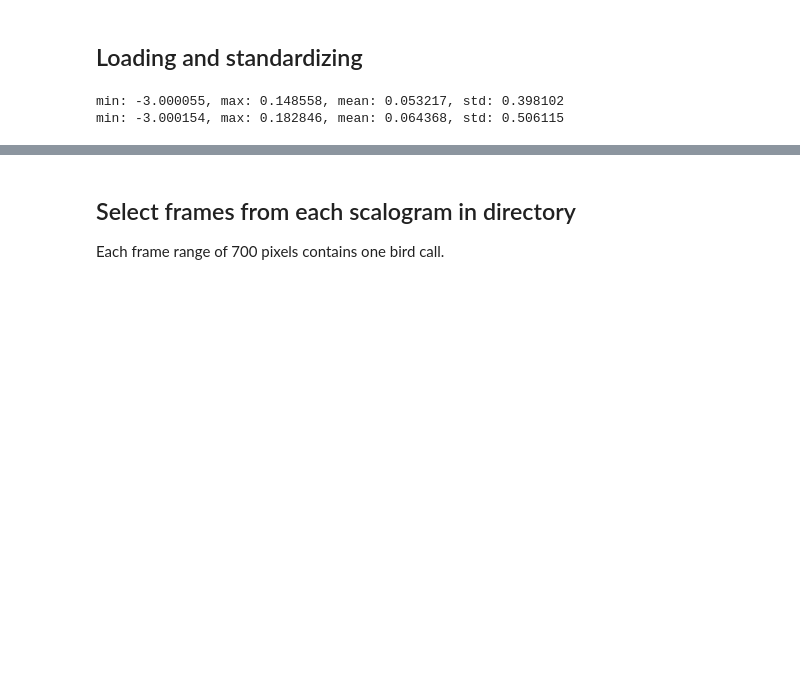
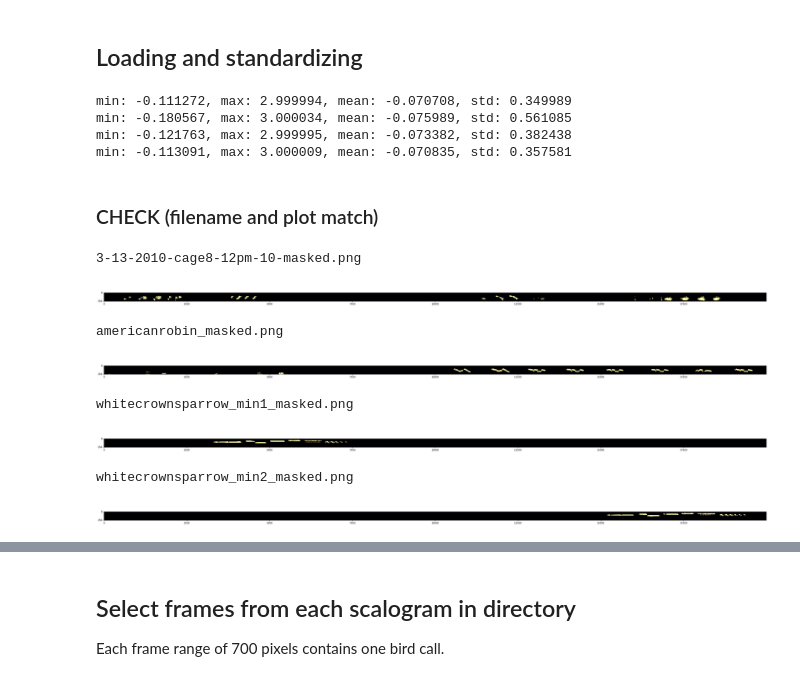
Before and after one commit to wsjung/ChirpGAN, a Jupyter notebook: birdgan.ipynb, the cells around one changed output, grey strips where cells are left out. Drawn from its saved outputs; the diff is of its cells as text; code cells hidden in the pictures; blank space fills up the shorter version.

```diff
--- a/birdgan.ipynb
+++ b/birdgan.ipynb
@@ -34,7 +36,7 @@ from hmmlearn import hmm
 # constants / config
 
 # data directory
-data_dir = os.getcwd() + '/data'
+data_dir = os.getcwd() + '/data/mask'
 
 # 1 second pixel width
 SEC = 128
@@ -45,22 +47,21 @@ SEED = 42
 # Data Pre-processing
 # %% [markdown]
 ## Loading and standardizing
-# %%
-# load scalograms from directory
-def load_scal(data_dir):
-    images = []
-    # append images to list
-    for filename in os.listdir(data_dir):
-        img = Image.open(os.path.join(data_dir, filename))
-        images.append(img)
-
-    # convert images to np array
-    scal = [np.array(img) for img in images]
-
-    return scal
-
-scalograms = load_scal(data_dir)
 # %%
+# load scalograms from directory
+def load_scal(data_dir):
+    images = []
+    # append images to list
+    for filename in sorted(os.listdir(data_dir)):
+        img = Image.open(os.path.join(data_dir, filename))
+        images.append(img)
+        print(filename)
+
+    # convert images to np array
+    scal = [np.array(img) for img in images]
+
+    return scal
+
 # type cast to float32
 # standardize to mean +- 3 std and clip
 def standardize(scalograms):
@@ -75,8 +76,3 @@ def standardize(scalograms):
 #     norm = plt.Normalize(-1,1) # normalization for pyplot
 
     return scalograms
-
-std_scalograms = standardize(scalograms)
-# %% [output]
-min: -3.000055, max: 0.148558, mean: 0.053217, std: 0.398102
-min: -3.000154, max: 0.182846, mean: 0.064368, std: 0.506115
@@ -83,3 +81,27 @@ min: -3.000154, max: 0.182846, mean: 0.064368, std: 0.506115
+# %%
+std_scalograms = standardize(scalograms)
+# %% [output]
+min: -0.111272, max: 2.999994, mean: -0.070708, std: 0.349989
+min: -0.180567, max: 3.000034, mean: -0.075989, std: 0.561085
+min: -0.121763, max: 2.999995, mean: -0.073382, std: 0.382438
+min: -0.113091, max: 3.000009, mean: -0.070835, std: 0.357581
 # %%
-# delete first 10000 columns of sc0
-std_scalograms[0] = std_scalograms[0][:, 10500:]
+# delete first 10000 columns of american robin
+# std_scalograms[1] = std_scalograms[1][:, 10500:]
+# %% [markdown]
+### CHECK (filename and plot match)
+# %%
+for s,filename in zip(std_scalograms,sorted(os.listdir(data_dir))):
+    print(filename)
+    plt.figure(figsize=(50,100))
+    plt.imshow(s[:,:20000], cmap='inferno')
+    plt.show()
+# %% [output]
+3-13-2010-cage8-12pm-10-masked.png
+[figure, added]
+americanrobin_masked.png
+[figure, added]
+whitecrownsparrow_min1_masked.png
+[figure, added]
+whitecrownsparrow_min2_masked.png
+[figure, added]
```
Also changed, not shown: parts of 31 cells of this notebook, 10 other files.
